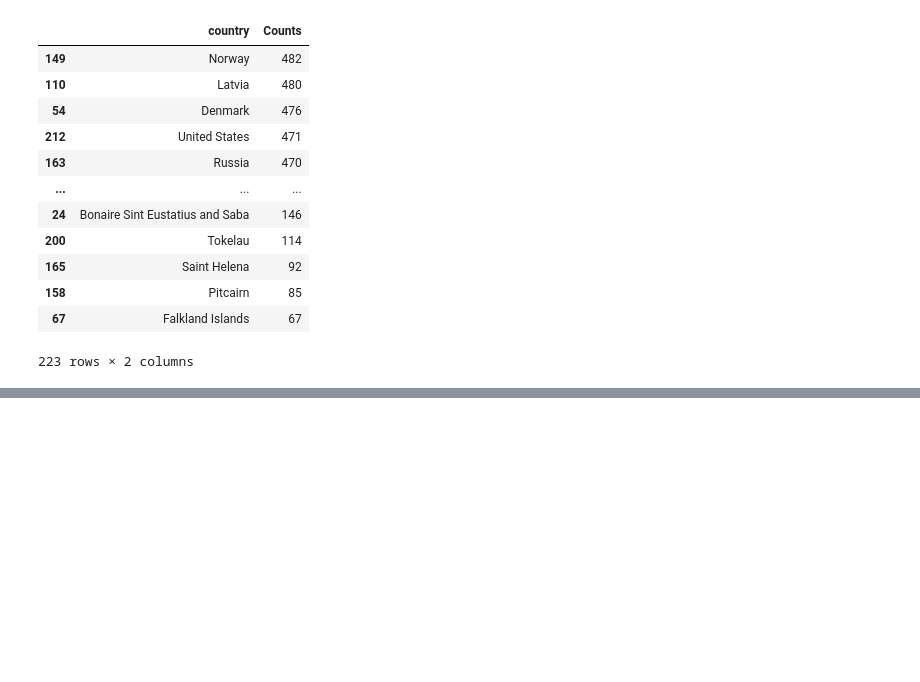
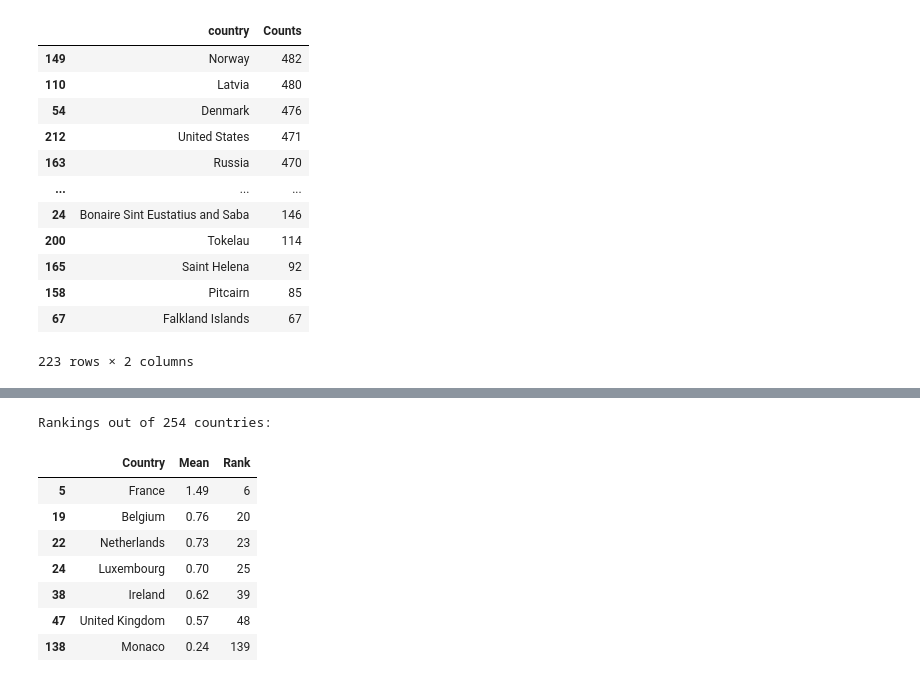
Before and after one commit to tangnatta/AUT461-Miniproject-2025, a Jupyter notebook: eda_v1.ipynb, the cells around one changed output, grey strips where cells are left out. Saved outputs shown, nothing was run; the diff lists cells and outputs as text; code cells hidden in the pictures; blank space fills up the shorter version.

Commit message:
fix missing ireland

```diff
--- a/eda_v1.ipynb
+++ b/eda_v1.ipynb
@@ -157,3 +216,28 @@ datasets['Vaccinations_ByCountry'].groupby('country').size().reset_index(name='C
+# %%
+# Create a list of countries to check
+countries_to_check = ['Belgium', 'France', 'Ireland', 'Luxembourg', 'Monaco', 'Netherlands', 'United Kingdom']
+
+# Sort presence_df by Mean in descending order and create a rank
+ranked_df = presence_df.sort_values('Mean', ascending=False).reset_index()
+ranked_df['Rank'] = ranked_df.index + 1
+
+# Filter for the specified countries
+result = ranked_df[ranked_df['index'].isin(countries_to_check)][['index', 'Mean', 'Rank']]
+result = result.rename(columns={'index': 'Country'}).sort_values('Rank')
+
+# Display results
+print("Rankings out of", len(presence_df), "countries:")
+display(result)
+# %% [output]
+Rankings out of 254 countries:
+|  | Country | Mean | Rank |
+| 5 | France | 1.49 | 6 |
+| 19 | Belgium | 0.76 | 20 |
+| 22 | Netherlands | 0.73 | 23 |
+| 24 | Luxembourg | 0.70 | 25 |
+| 38 | Ireland | 0.62 | 39 |
+| 47 | United Kingdom | 0.57 | 48 |
+| 138 | Monaco | 0.24 | 139 |
 # %%
 # Summary statistics and missing values analysis
 for name, df in datasets.items():
```
Also changed, not shown: parts of 3 cells of this notebook, 3 other files.
